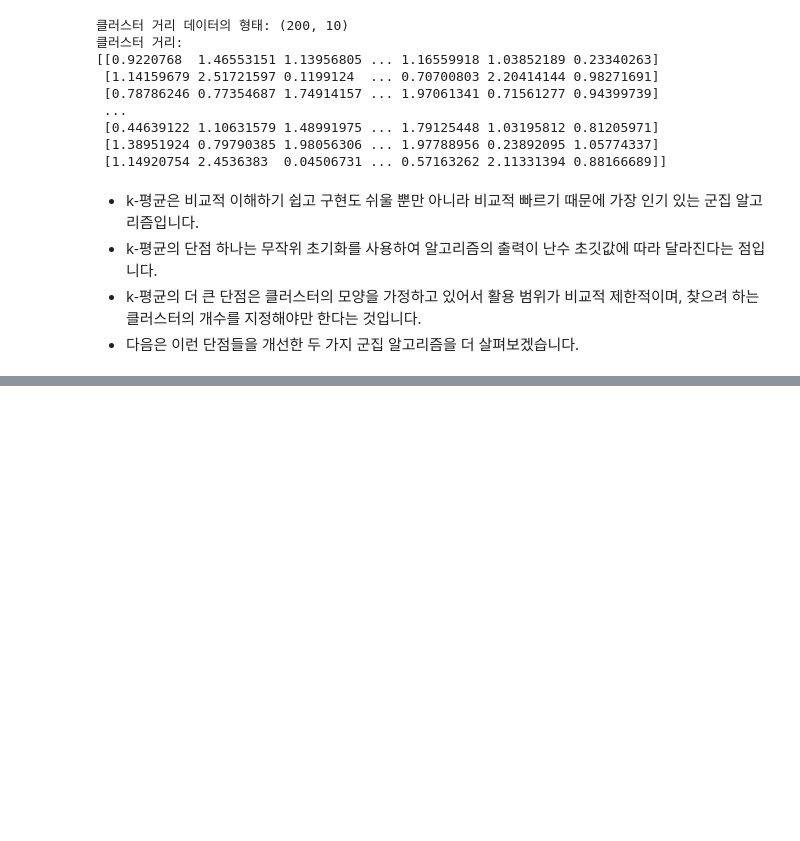
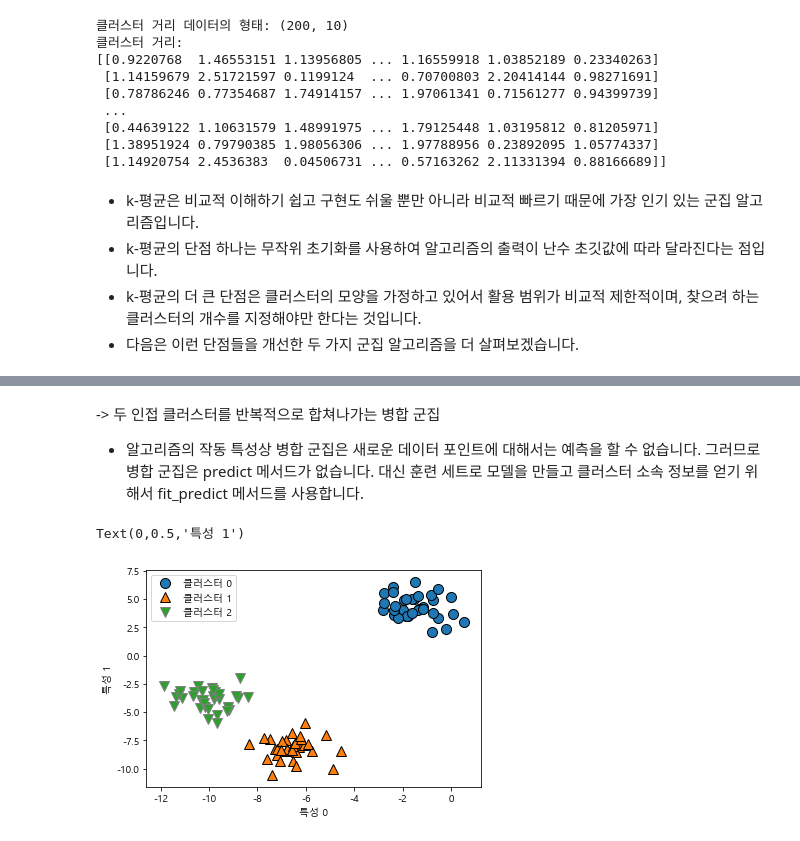
Before and after one commit to noveline4530/Machine_Learning_scikit-learn, a Jupyter notebook: ml12_190316.ipynb, the cells around one changed output, grey strips where cells are left out. Drawn from its saved outputs; the diff is of its cells as text; code cells hidden in the pictures; blank space fills up the shorter version.

```diff
--- a/ml12_190316.ipynb
+++ b/ml12_190316.ipynb
@@ -274,0 +284,17 @@ print("클러스터 거리:\n{}".format(distance_features))
+# %% [markdown]
+-> 두 인접 클러스터를 반복적으로 합쳐나가는 병합 군집
+- 알고리즘의 작동 특성상 병합 군집은 새로운 데이터 포인트에 대해서는 예측을 할 수 없습니다. 그러므로 병합 군집은 predict 메서드가 없습니다. 대신 훈련 세트로 모델을 만들고 클러스터 소속 정보를 얻기 위해서 fit_predict 메서드를 사용합니다.
+# %%
+from sklearn.cluster import AgglomerativeClustering
+X, y = make_blobs(random_state=1)
+
+agg = AgglomerativeClustering(n_clusters=3)
+assignment = agg.fit_predict(X)
+
+mglearn.discrete_scatter(X[:, 0], X[:, 1], assignment)
+plt.legend(["클러스터 0", "클러스터 1", "클러스터 2"], loc="best")
+plt.xlabel("특성 0")
+plt.ylabel("특성 1")
+# %% [output]
+Text(0,0.5,'특성 1')
+[figure, added]
```
Also changed, not shown: parts of 15 cells of this notebook.
